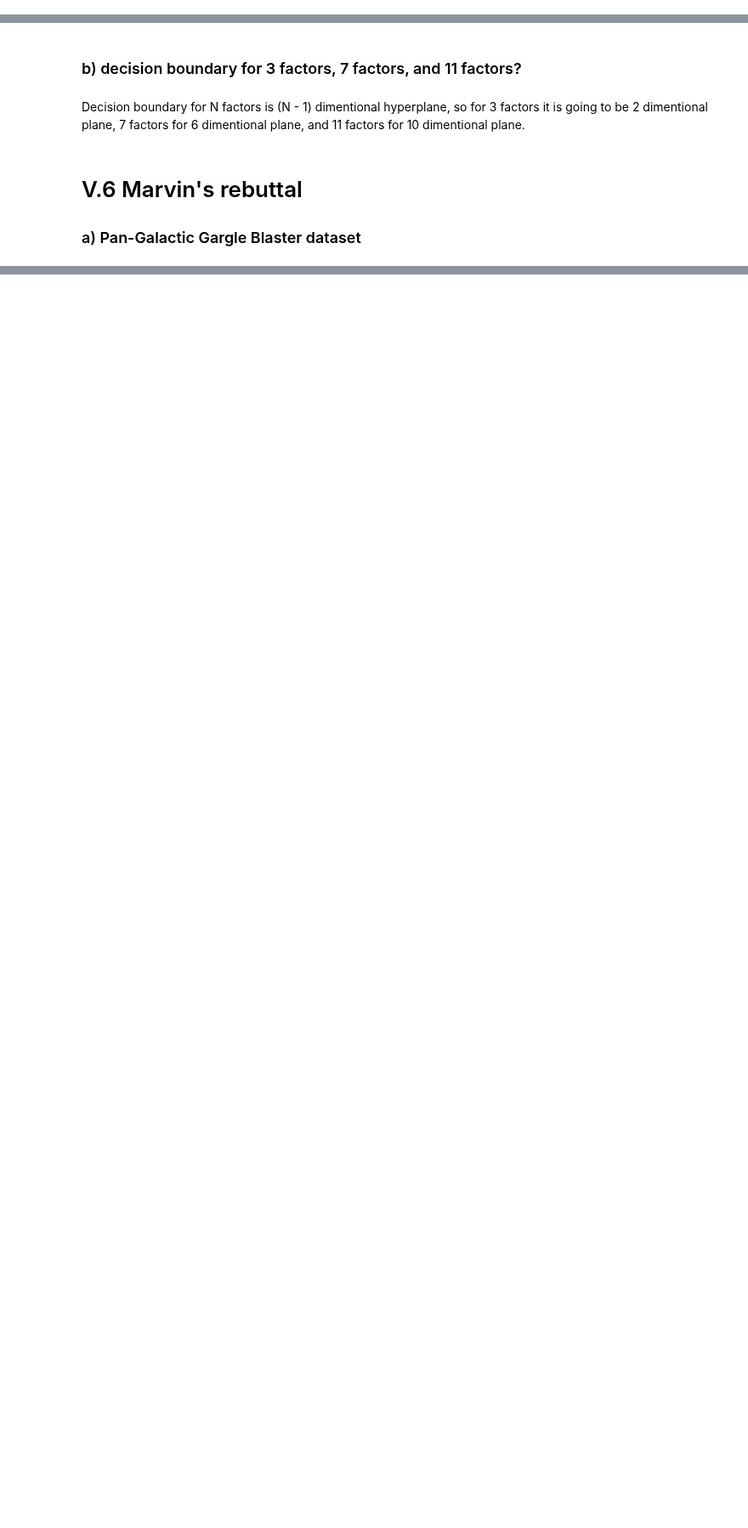
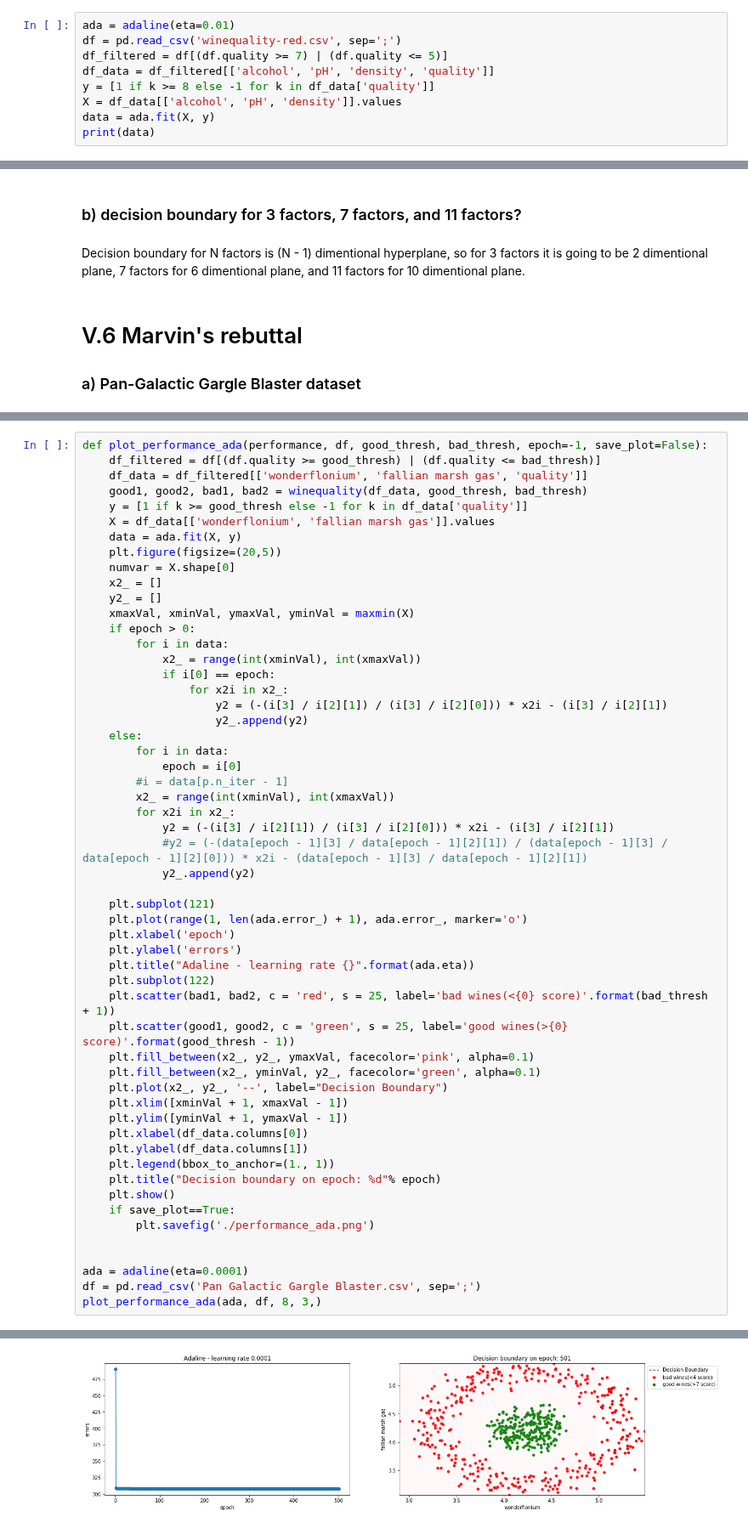
Before and after one commit to moonsonu/ft_sommelier, a Jupyter notebook: sommelier.ipynb, the cells around one changed output, grey strips where cells are left out. Shown at 85% size. Drawn from its saved outputs; the diff is of its cells as text; blank space fills up the shorter version.

```diff
--- a/sommelier.ipynb
+++ b/sommelier.ipynb
@@ -503,0 +538,9 @@ def cross_validation_split(data, folds=3):
+# %%
+ada = adaline(eta=0.01)
+df = pd.read_csv('winequality-red.csv', sep=';')
+df_filtered = df[(df.quality >= 7) | (df.quality <= 5)]
+df_data = df_filtered[['alcohol', 'pH', 'density', 'quality']]
+y = [1 if k >= 8 else -1 for k in df_data['quality']]
+X = df_data[['alcohol', 'pH', 'density']].values
+data = ada.fit(X, y)
+print(data)
@@ -512,3 +557,59 @@ Decision boundary for N factors is (N - 1) dimentional hyperplane, so for 3 fact
 plot_scatter_matrix('Pan Galactic Gargle Blaster.csv', 8, 3, save_plot=False)
 # %% [output]
 [figure]
+# %%
+def plot_performance_ada(performance, df, good_thresh, bad_thresh, epoch=-1, save_plot=False):
+    df_filtered = df[(df.quality >= good_thresh) | (df.quality <= bad_thresh)]
+    df_data = df_filtered[['wonderflonium', 'fallian marsh gas', 'quality']]
+    good1, good2, bad1, bad2 = winequality(df_data, good_thresh, bad_thresh)
+    y = [1 if k >= good_thresh else -1 for k in df_data['quality']]
+    X = df_data[['wonderflonium', 'fallian marsh gas']].values
+    data = ada.fit(X, y)
+    plt.figure(figsize=(20,5))
+    numvar = X.shape[0]
+    x2_ = []
+    y2_ = []
+    xmaxVal, xminVal, ymaxVal, yminVal = maxmin(X)
+    if epoch > 0:
+        for i in data:
+            x2_ = range(int(xminVal), int(xmaxVal))
+            if i[0] == epoch:
+                for x2i in x2_:
+                    y2 = (-(i[3] / i[2][1]) / (i[3] / i[2][0])) * x2i - (i[3] / i[2][1])
+                    y2_.append(y2)
+    else:
+        for i in data:
+            epoch = i[0]
+        #i = data[p.n_iter - 1]
+        x2_ = range(int(xminVal), int(xmaxVal))
+        for x2i in x2_:
+            y2 = (-(i[3] / i[2][1]) / (i[3] / i[2][0])) * x2i - (i[3] / i[2][1])
+            #y2 = (-(data[epoch - 1][3] / data[epoch - 1][2][1]) / (data[epoch - 1][3] / data[epoch - 1][2][0])) * x2i - (data[epoch - 1][3] / data[epoch - 1][2][1])
+            y2_.append(y2)
+
+    plt.subplot(121)
+    plt.plot(range(1, len(ada.error_) + 1), ada.error_, marker='o')
+    plt.xlabel('epoch')
+    plt.ylabel('errors')
+    plt.title("Adaline - learning rate {}".format(ada.eta))
+    plt.subplot(122)
+    plt.scatter(bad1, bad2, c = 'red', s = 25, label='bad wines(<{0} score)'.format(bad_thresh + 1))
+    plt.scatter(good1, good2, c = 'green', s = 25, label='good wines(>{0} score)'.format(good_thresh - 1))
+    plt.fill_between(x2_, y2_, ymaxVal, facecolor='pink', alpha=0.1)
+    plt.fill_between(x2_, yminVal, y2_, facecolor='green', alpha=0.1)
+    plt.plot(x2_, y2_, '--', label="Decision Boundary")
+    plt.xlim([xminVal + 1, xmaxVal - 1])
+    plt.ylim([yminVal + 1, ymaxVal - 1])
+    plt.xlabel(df_data.columns[0])
+    plt.ylabel(df_data.columns[1])
+    plt.legend(bbox_to_anchor=(1., 1))
+    plt.title("Decision boundary on epoch: %d"% epoch)
+    plt.show()
+    if save_plot==True:
+        plt.savefig('./performance_ada.png')
+
+
+ada = adaline(eta=0.0001)
+df = pd.read_csv('Pan Galactic Gargle Blaster.csv', sep=';')
+plot_performance_ada(ada, df, 8, 3,)
+# %% [output]
@@ -514,0 +617 @@ plot_scatter_matrix('Pan Galactic Gargle Blaster.csv', 8, 3, save_plot=False)
+[figure, added]
```
Also changed, not shown: parts of 16 cells of this notebook.
